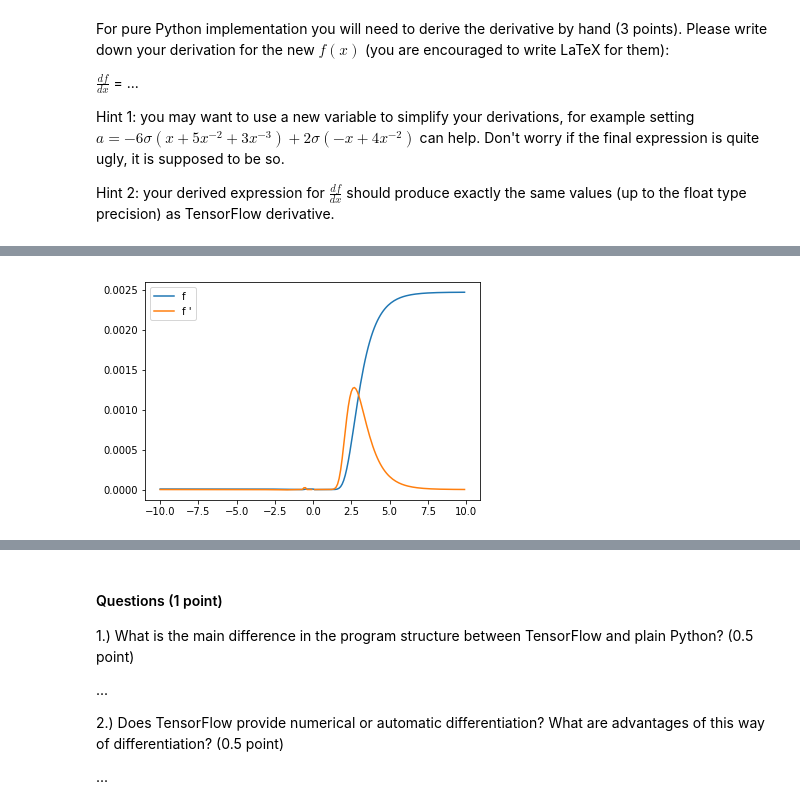
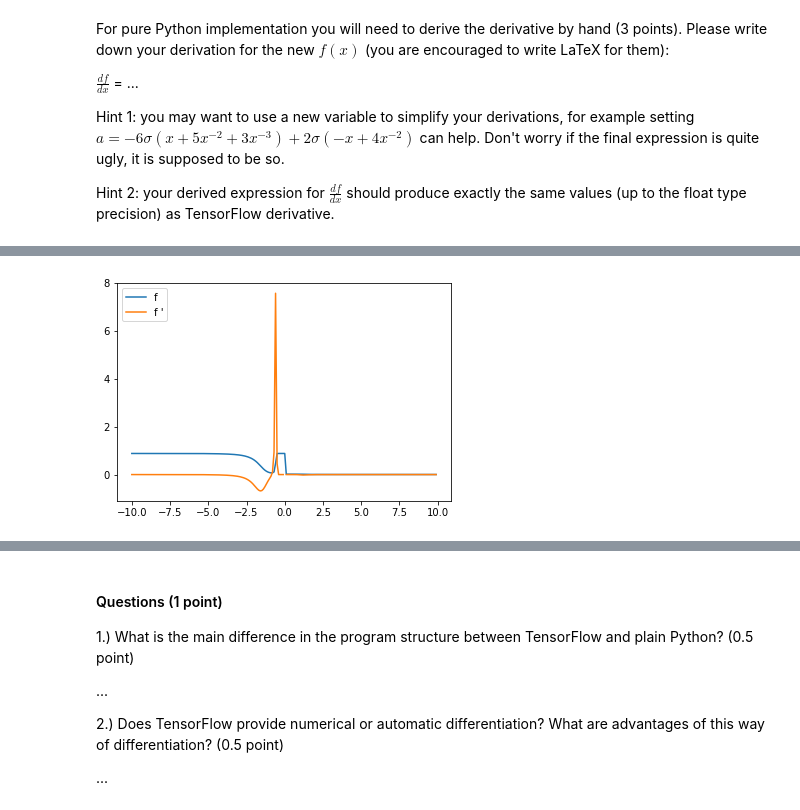
Before and after one commit to Rende/nnia_18, a Jupyter notebook: nniasheet2final.ipynb, the cells around one changed output, grey strips where cells are left out. Drawn from its saved outputs; the diff is of its cells as text; code cells hidden in the pictures.

```diff
--- a/nniasheet2final.ipynb
+++ b/nniasheet2final.ipynb
@@ -285,20 +299,20 @@ Hint 2: your derived expression for $\frac{df}{dx}$ should produce exactly the s
 # %%
 # Please paste the code from your above TensorFlow implementation,
 # but specify the new f(x) and produce the corresponding plots
 
 x = tf.placeholder(tf.float32)
-f = tf.sigmoid( -6 * (tf.sigmoid( x + 5 * x**(-2) + 3* x**(-3)) + 2 * tf.sigmoid(-x + 4 * x **(-2))))
+f = tf.sigmoid( -6 *tf.sigmoid(x + 5 * x**(-2) + 3* x**(-3))   +   2 * tf.sigmoid(-x + 4 * x **(-2))  )
 
 deriv = tf.gradients(f, x)
 interval = np.arange(-10.0, 10.0, 0.1)
 
 f_out = sess.run(f, feed_dict = {x: interval})
 deriv_out = sess.run(deriv, feed_dict = {x: interval})
 plt.plot(interval, f_out, label = 'f')
 
 
 # Plot the derivative of the function f
 plt.plot(interval, deriv_out[0], label="f '")
 plt.legend(loc = 'upper left');
 # %% [output]
-[figure, old version]
+[figure, new version]
```
Also changed, not shown: parts of 3 cells of this notebook.
